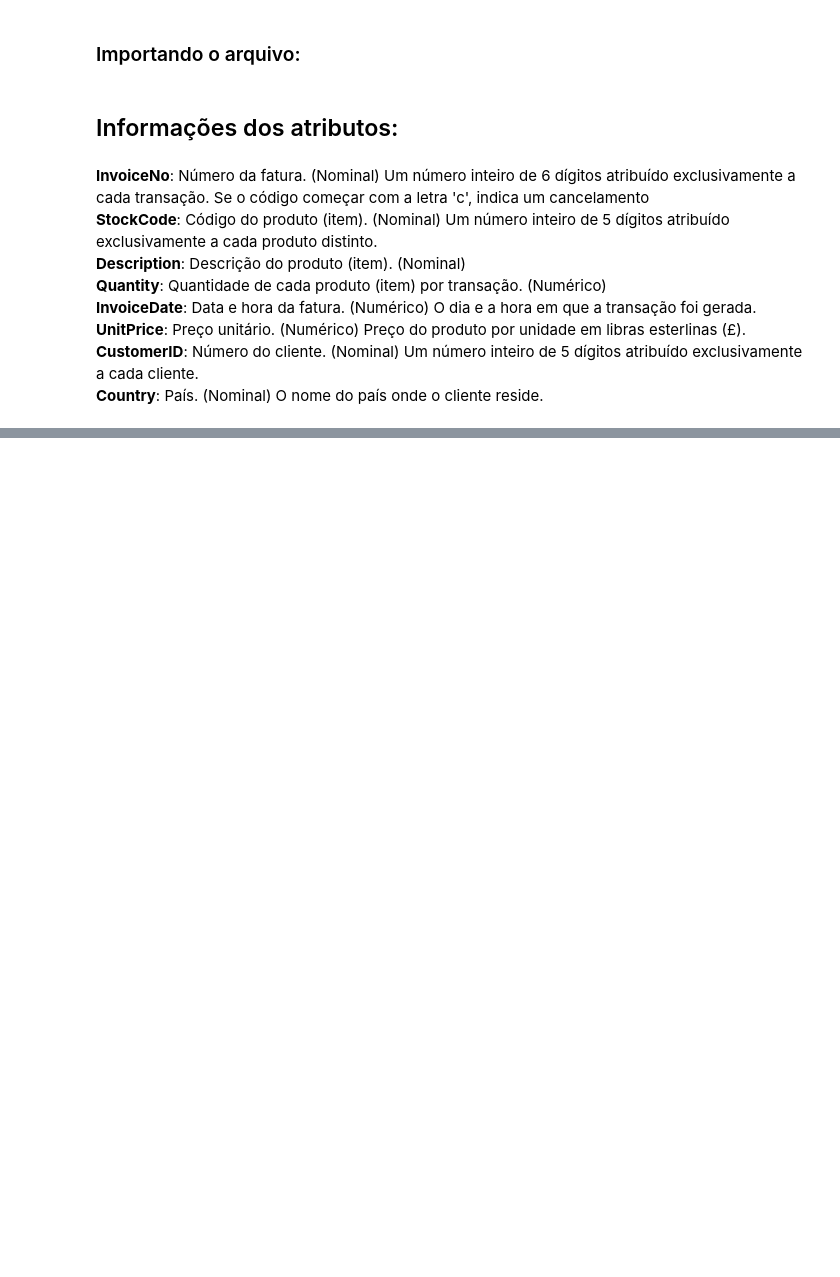
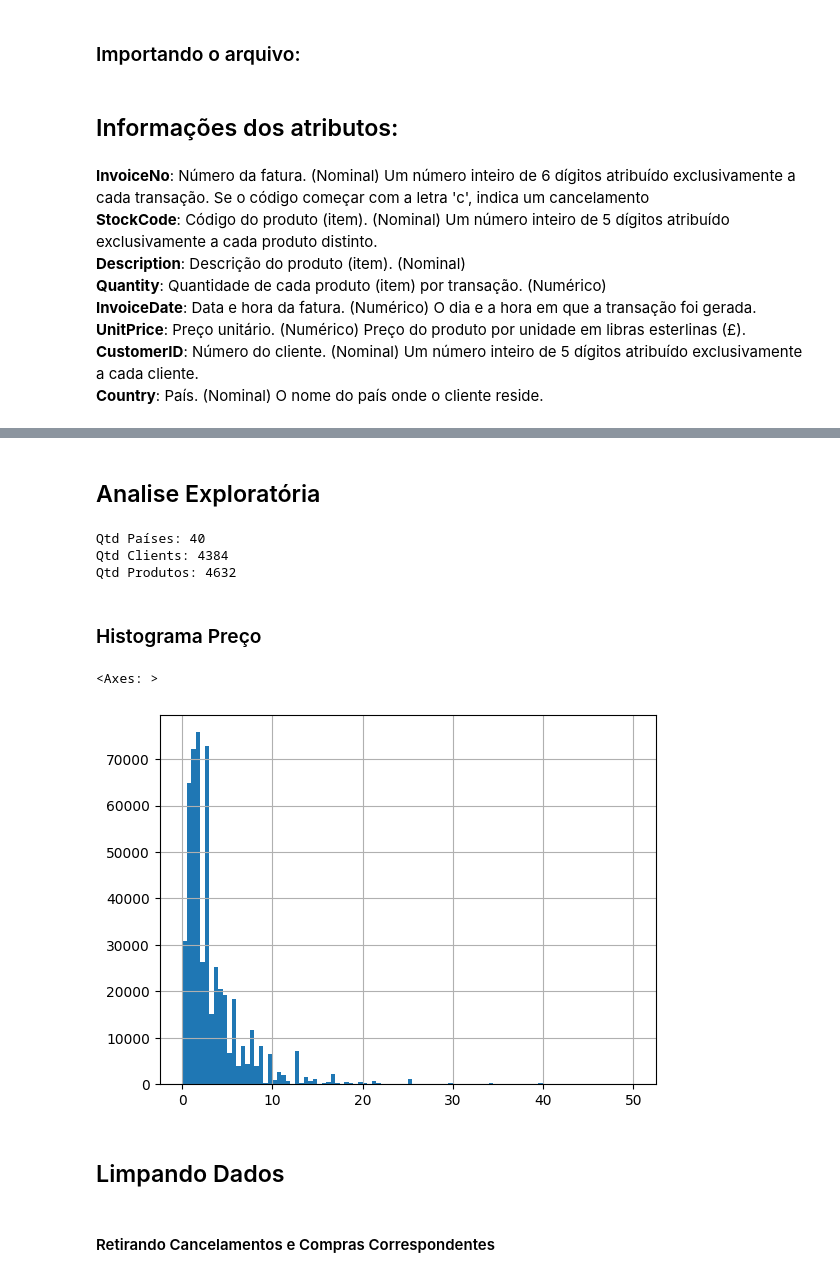
Before and after one commit to jose-cleiton/Aprendizado-de-Maquina--ENGG67, a Jupyter notebook: MLP_Classification_Project.ipynb, the cells around one changed output, grey strips where cells are left out. Cells and saved outputs as stored; diff of their text form; code cells hidden in the pictures; blank space fills up the shorter version.

Commit message:
Limpeza de dados

```diff
--- a/MLP_Classification_Project.ipynb
+++ b/MLP_Classification_Project.ipynb
@@ -72,0 +66,21 @@ df.head()
+# %% [markdown]
+## Analise Exploratória
+# %%
+print('Qtd Países:',len(df['Country'].unique()))
+print('Qtd Clients:', len(df['Customer ID'].unique()))
+print('Qtd Produtos:', len(df['StockCode'].unique()))
+# %% [output]
+Qtd Países: 40
+Qtd Clients: 4384
+Qtd Produtos: 4632
+# %% [markdown]
+### Histograma Preço
+# %%
+df.loc[(df['Price'] > 0) & (df['Price']<50)]['Price'].hist(bins=100)
+# %% [output]
+<Axes: >
+[figure, added]
+# %% [markdown]
+## Limpando Dados
+# %% [markdown]
+#### Retirando Cancelamentos e Compras Correspondentes
```
Also changed, not shown: parts of 19 cells of this notebook.
